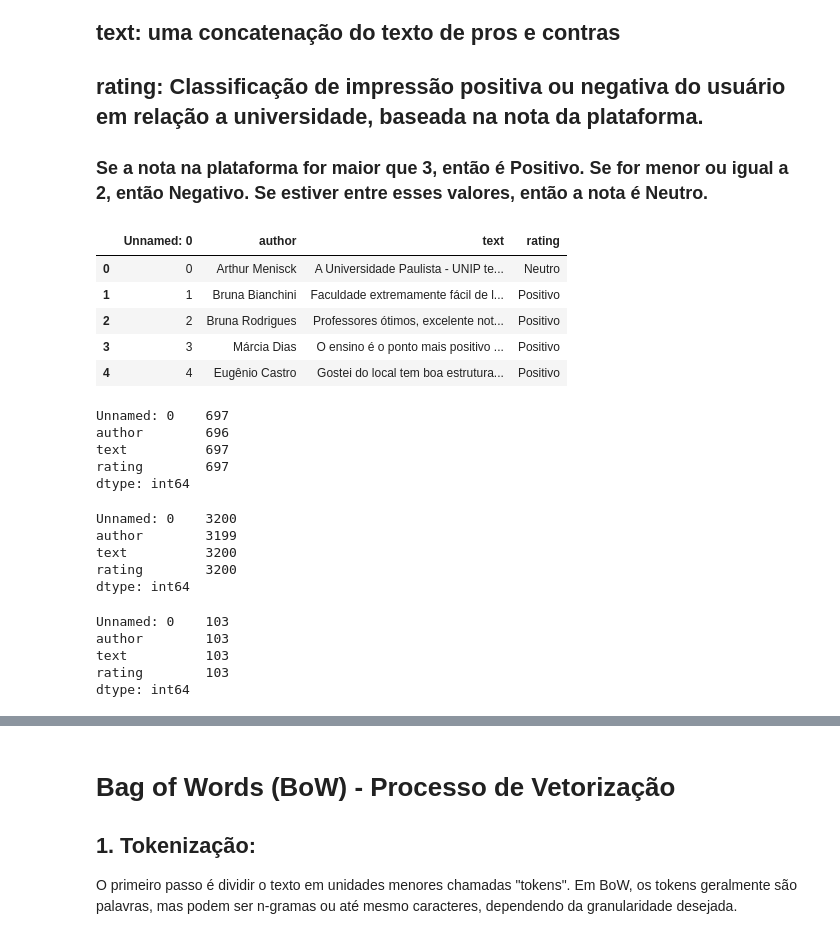
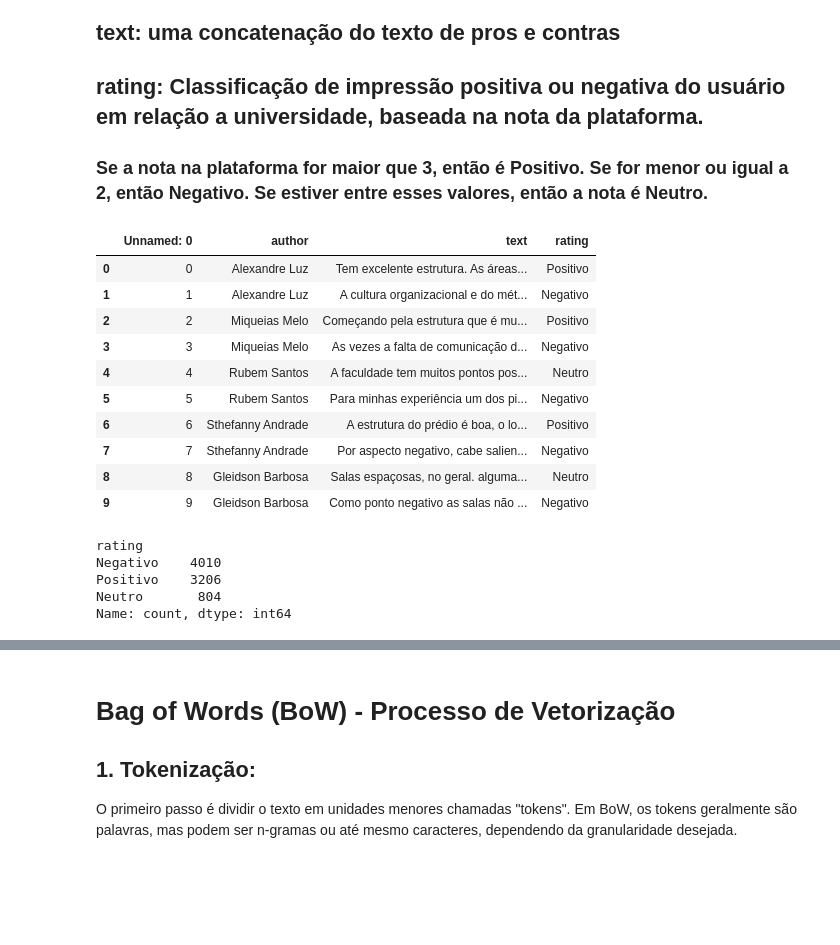
Before and after one commit to vnN9x/AnaliseSentimento, a Jupyter notebook: analise.ipynb, the cells around one changed output, grey strips where cells are left out. Drawn from its saved outputs; the diff is of its cells as text; code cells hidden in the pictures; blank space fills up the shorter version.

```diff
--- a/analise.ipynb
+++ b/analise.ipynb
@@ -26,35 +26,24 @@ df = pd.read_csv('./data/others/querobolsa.csv')
 
 ### Se a nota na plataforma for maior que 3, então é Positivo. Se for menor ou igual a 2, então Negativo. Se estiver entre esses valores, então a nota é Neutro.
 # %%
-df.head()
+df.head(10)
 # %% [output]
 |  | Unnamed: 0 | author | text | rating |
-| 0 | 0 | Arthur Menisck | A Universidade Paulista - UNIP te... | Neutro |
-| 1 | 1 | Bruna Bianchini | Faculdade extremamente fácil de l... | Positivo |
-| 2 | 2 | Bruna Rodrigues | Professores ótimos, excelente not... | Positivo |
-| 3 | 3 | Márcia Dias | O ensino é o ponto mais positivo ... | Positivo |
-| 4 | 4 | Eugênio Castro | Gostei do local tem boa estrutura... | Positivo |
+| 0 | 0 | Alexandre Luz | Tem excelente estrutura. As áreas... | Positivo |
+| 1 | 1 | Alexandre Luz | A cultura organizacional e do mét... | Negativo |
+| 2 | 2 | Miqueias Melo | Começando pela estrutura que é mu... | Positivo |
+| 3 | 3 | Miqueias Melo | As vezes a falta de comunicação d... | Negativo |
+| 4 | 4 | Rubem Santos | A faculdade tem muitos pontos pos... | Neutro |
+| 5 | 5 | Rubem Santos | Para minhas experiência um dos pi... | Negativo |
+| 6 | 6 | Sthefanny Andrade | A estrutura do prédio é boa, o lo... | Positivo |
+| 7 | 7 | Sthefanny Andrade | Por aspecto negativo, cabe salien... | Negativo |
+| 8 | 8 | Gleidson Barbosa | Salas espaçosas, no geral. alguma... | Neutro |
+| 9 | 9 | Gleidson Barbosa | Como ponto negativo as salas não ... | Negativo |
-# %%
-df[df.rating=='Neutro'].count()
-# %% [output]
-Unnamed: 0    697
-author        696
-text          697
-rating        697
-dtype: int64
-# %%
-df[df.rating=='Positivo'].count()
-# %% [output]
-Unnamed: 0    3200
-author        3199
-text          3200
-rating        3200
-dtype: int64
-# %%
-df[df.rating=='Negativo'].count()
-# %% [output]
-Unnamed: 0    103
-author        103
-text          103
-rating        103
-dtype: int64
+# %%
+df.rating.value_counts()
+# %% [output]
+rating
+Negativo    4010
+Positivo    3206
+Neutro       804
+Name: count, dtype: int64
```
Also changed, not shown: parts of 39 cells of this notebook, 2 other files.
